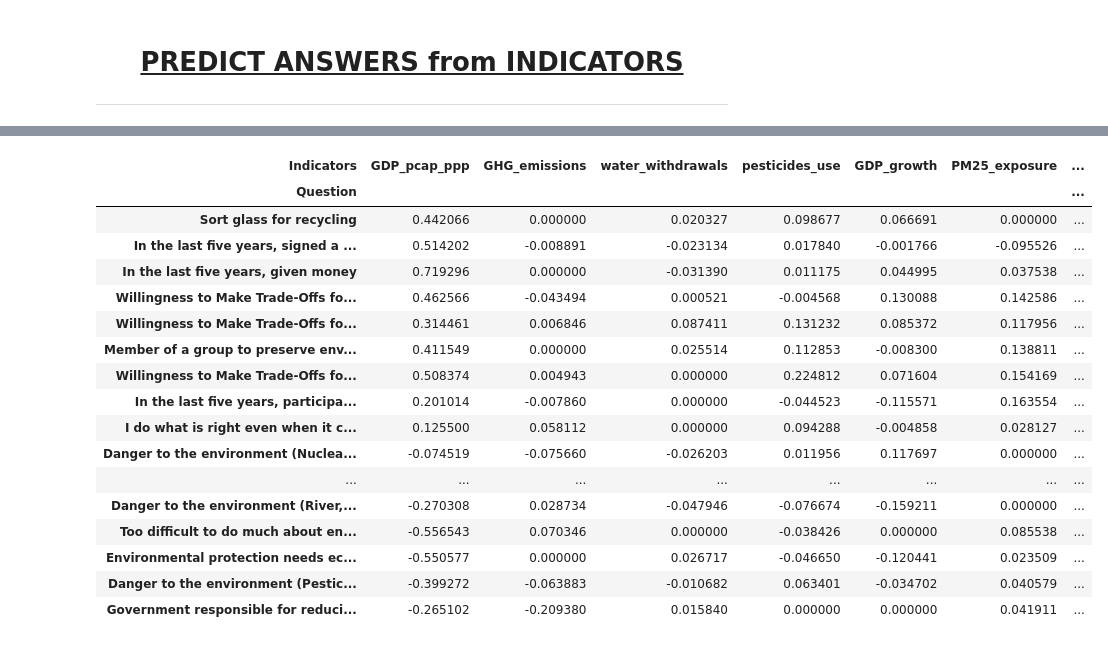
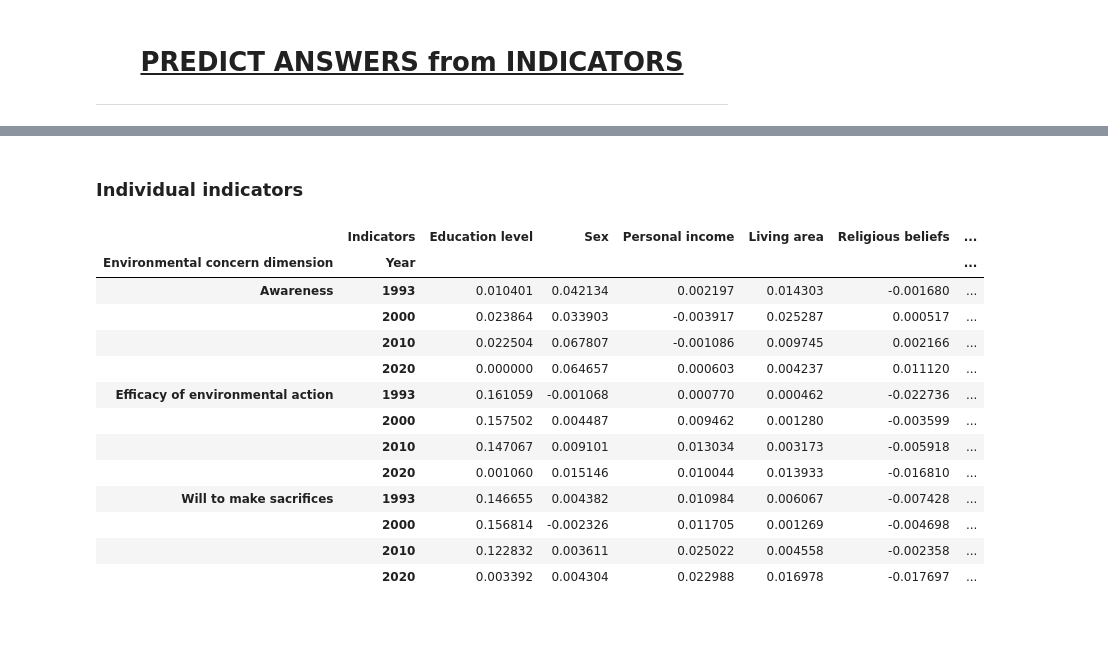
Before and after one commit to EdoardoTronconi/TesiMagistrale, a Jupyter notebook: PredictiveIndicators.ipynb, the cells around one changed output, grey strips where cells are left out. Cells and saved outputs as stored; diff of their text form; code cells hidden in the pictures.

Commit message:
Predictive indicators analysis for individual and country-wide indicators (grouped by environmental concern dimension), update conda_env with widgets

```diff
--- a/PredictiveIndicators.ipynb
+++ b/PredictiveIndicators.ipynb
@@ -58,0 +22,2 @@ indicators_dict = {(ind[:-7], year) : pd.read_pickle(f"Processed_Data/indicators
+# %%
+pd.set_option('display.max_columns', 500)
@@ -138,2 +285,5 @@ predictive_indicators.columns.name = "Indicators"
 # %%
-predictive_indicators = pd.read_pickle("./Saved_variables/predictive_indicators.pickle")
+#quick load
+
+predictive_indicators_macro = pd.read_pickle("./Saved_variables/predictive_indicators_macro.pickle")
+predictive_indicators_individual = pd.read_pickle("./Saved_variables/predictive_indicators_individual.pickle")
@@ -145,46 +290,21 @@ clm.ax_col_dendrogram.set_visible(False)
+# %% [markdown]
+### Individual indicators
 # %%
-data = predictive_indicators.groupby("Question").mean()
-
-def cluster_dataframe(data, cmap="bwr", method="ward", show=False, row_cluster=True, col_cluster=True):
-    from scipy.cluster.hierarchy import linkage, dendrogram
-
-    if row_cluster:
-        row_linkage = linkage(data, method=method, optimal_ordering=True)
-        row_order = dendrogram(row_linkage, no_plot=True)['leaves']
-    else:
-        row_order = slice(None)
-
-    if col_cluster:
-        col_linkage = linkage(data.T, method=method,  optimal_ordering=True)
-        col_order = dendrogram(col_linkage, no_plot=True)['leaves']
-
-    else:
-        col_order = slice(None)
-
-    abs_max = data.abs().max(axis=None)
-
-    if show:
-        display(data.iloc[row_order, col_order].style.background_gradient(cmap=cmap, axis=None, vmin=-abs_max, vmax=abs_max))
-    else:
-        return data.iloc[row_order, col_order]
-
-cluster_dataframe(data, show=True)
+data = predictive_indicators_individual.groupby(["Environmental concern dimension", "Year"]).mean() #average over all countries
+#data = predictive_indicators_individual.query("Country == 'Germany'") #select specific country
+cluster_dataframe(data.fillna(0), show=True, row_cluster=False)
 # %% [output]
-| Indicators | GDP_pcap_ppp | GHG_emissions | water_withdrawals | pesticides_use | GDP_growth | PM25_exposure | ... |
-| Question |  |  |  |  |  |  | ... |
-| Sort glass for recycling | 0.442066 | 0.000000 | 0.020327 | 0.098677 | 0.066691 | 0.000000 | ... |
-| In the last five years, signed a ... | 0.514202 | -0.008891 | -0.023134 | 0.017840 | -0.001766 | -0.095526 | ... |
-| In the last five years, given money | 0.719296 | 0.000000 | -0.031390 | 0.011175 | 0.044995 | 0.037538 | ... |
-| Willingness to Make Trade-Offs fo... | 0.462566 | -0.043494 | 0.000521 | -0.004568 | 0.130088 | 0.142586 | ... |
-| Willingness to Make Trade-Offs fo... | 0.314461 | 0.006846 | 0.087411 | 0.131232 | 0.085372 | 0.117956 | ... |
-| Member of a group to preserve env... | 0.411549 | 0.000000 | 0.025514 | 0.112853 | -0.008300 | 0.138811 | ... |
-| Willingness to Make Trade-Offs fo... | 0.508374 | 0.004943 | 0.000000 | 0.224812 | 0.071604 | 0.154169 | ... |
-| In the last five years, participa... | 0.201014 | -0.007860 | 0.000000 | -0.044523 | -0.115571 | 0.163554 | ... |
-| I do what is right even when it c... | 0.125500 | 0.058112 | 0.000000 | 0.094288 | -0.004858 | 0.028127 | ... |
-| Danger to the environment (Nuclea... | -0.074519 | -0.075660 | -0.026203 | 0.011956 | 0.117697 | 0.000000 | ... |
-| ... | ... | ... | ... | ... | ... | ... | ... |
-| Danger to the environment (River,... | -0.270308 | 0.028734 | -0.047946 | -0.076674 | -0.159211 | 0.000000 | ... |
-| Too difficult to do much about en... | -0.556543 | 0.070346 | 0.000000 | -0.038426 | 0.000000 | 0.085538 | ... |
-| Environmental protection needs ec... | -0.550577 | 0.000000 | 0.026717 | -0.046650 | -0.120441 | 0.023509 | ... |
-| Danger to the environment (Pestic... | -0.399272 | -0.063883 | -0.010682 | 0.063401 | -0.034702 | 0.040579 | ... |
-| Government responsible for reduci... | -0.265102 | -0.209380 | 0.015840 | 0.000000 | 0.000000 | 0.041911 | ... |
+|  | Indicators | Education level | Sex | Personal income | Living area | Religious beliefs | ... |
+| Environmental concern dimension | Year |  |  |  |  |  | ... |
+| Awareness | 1993 | 0.010401 | 0.042134 | 0.002197 | 0.014303 | -0.001680 | ... |
+|  | 2000 | 0.023864 | 0.033903 | -0.003917 | 0.025287 | 0.000517 | ... |
+|  | 2010 | 0.022504 | 0.067807 | -0.001086 | 0.009745 | 0.002166 | ... |
+|  | 2020 | 0.000000 | 0.064657 | 0.000603 | 0.004237 | 0.011120 | ... |
+| Efficacy of environmental action | 1993 | 0.161059 | -0.001068 | 0.000770 | 0.000462 | -0.022736 | ... |
+|  | 2000 | 0.157502 | 0.004487 | 0.009462 | 0.001280 | -0.003599 | ... |
+|  | 2010 | 0.147067 | 0.009101 | 0.013034 | 0.003173 | -0.005918 | ... |
+|  | 2020 | 0.001060 | 0.015146 | 0.010044 | 0.013933 | -0.016810 | ... |
+| Will to make sacrifices | 1993 | 0.146655 | 0.004382 | 0.010984 | 0.006067 | -0.007428 | ... |
+|  | 2000 | 0.156814 | -0.002326 | 0.011705 | 0.001269 | -0.004698 | ... |
+|  | 2010 | 0.122832 | 0.003611 | 0.025022 | 0.004558 | -0.002358 | ... |
+|  | 2020 | 0.003392 | 0.004304 | 0.022988 | 0.016978 | -0.017697 | ... |
```
Also changed, not shown: parts of 24 cells of this notebook, 6 other files.
